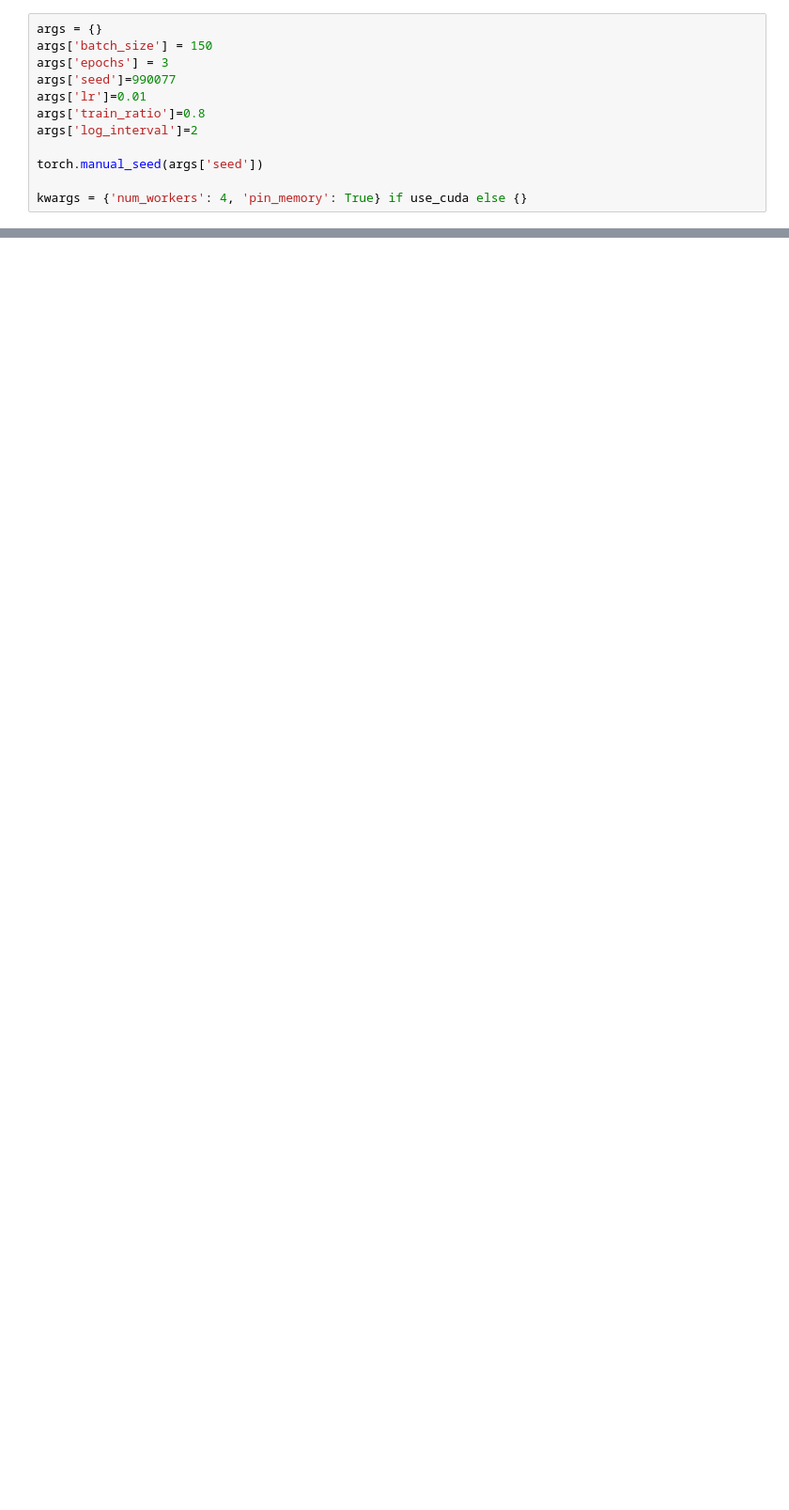
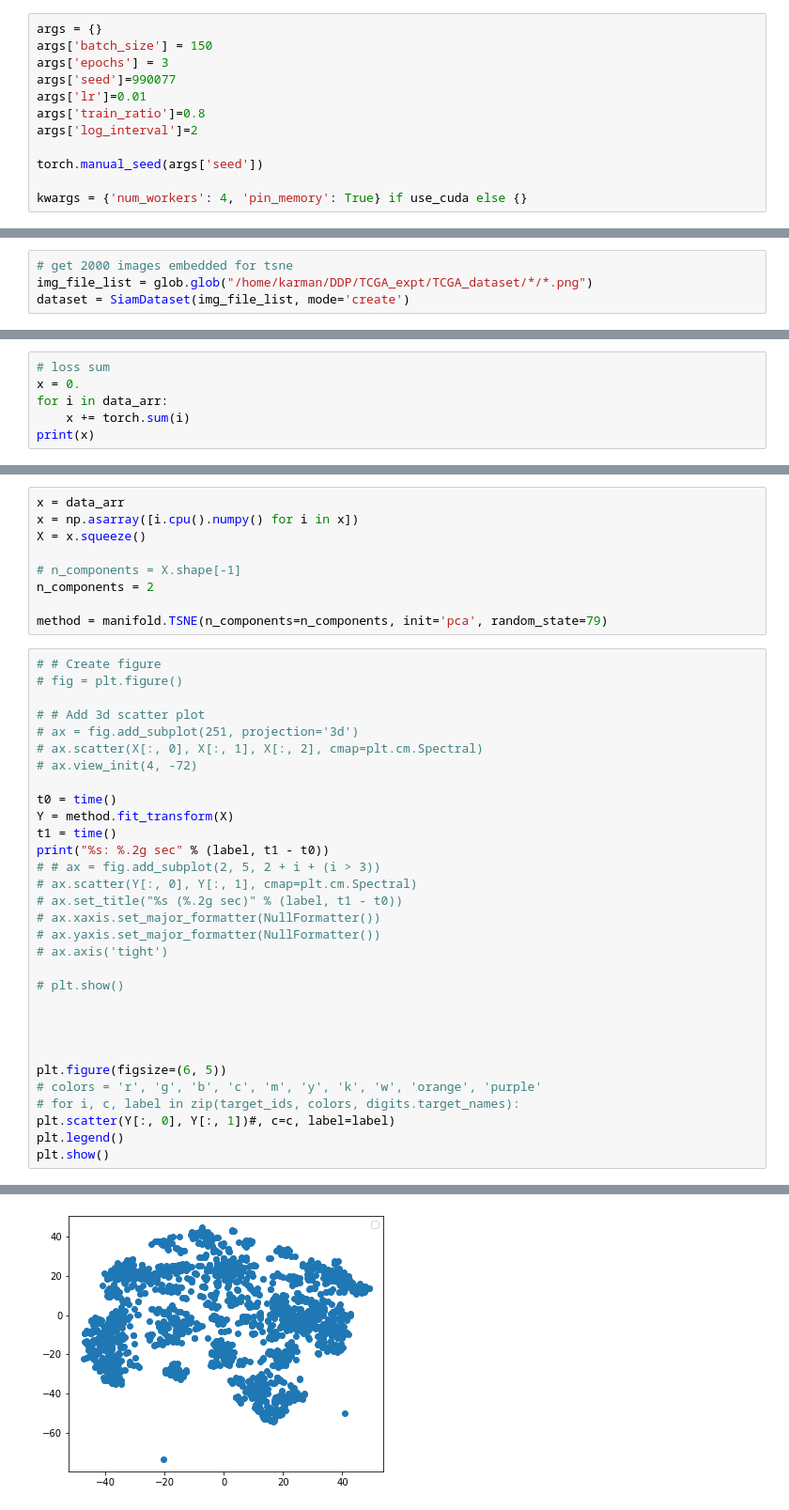
Before and after one commit to deepkarman/BrC_GraphMIL, a Jupyter notebook: Plot_regions.ipynb, the cells around one changed output, grey strips where cells are left out. Shown at 94% size. Cells and saved outputs as stored; diff of their text form; blank space fills up the shorter version.

Commit message:
added tsne

```diff
--- a/Plot_regions.ipynb
+++ b/Plot_regions.ipynb
@@ -246,0 +268,4 @@ torch.save({
+# %%
+# get 2000 images embedded for tsne
+img_file_list = glob.glob("/home/karman/DDP/TCGA_expt/TCGA_dataset/*/*.png")
+dataset = SiamDataset(img_file_list, mode='create')
@@ -246,0 +303,6 @@ torch.save({
+# %%
+# loss sum
+x = 0.
+for i in data_arr:
+    x += torch.sum(i)
+print(x)
@@ -246,0 +318,41 @@ torch.save({
+# %%
+x = data_arr
+x = np.asarray([i.cpu().numpy() for i in x])
+X = x.squeeze()
+
+# n_components = X.shape[-1]
+n_components = 2
+
+method = manifold.TSNE(n_components=n_components, init='pca', random_state=79)
+# %%
+# # Create figure
+# fig = plt.figure()
+
+# # Add 3d scatter plot
+# ax = fig.add_subplot(251, projection='3d')
+# ax.scatter(X[:, 0], X[:, 1], X[:, 2], cmap=plt.cm.Spectral)
+# ax.view_init(4, -72)
+
+t0 = time()
+Y = method.fit_transform(X)
+t1 = time()
+print("%s: %.2g sec" % (label, t1 - t0))
+# # ax = fig.add_subplot(2, 5, 2 + i + (i > 3))
+# ax.scatter(Y[:, 0], Y[:, 1], cmap=plt.cm.Spectral)
+# ax.set_title("%s (%.2g sec)" % (label, t1 - t0))
+# ax.xaxis.set_major_formatter(NullFormatter())
+# ax.yaxis.set_major_formatter(NullFormatter())
+# ax.axis('tight')
+
+# plt.show()
+
+
+
+
+plt.figure(figsize=(6, 5))
+# colors = 'r', 'g', 'b', 'c', 'm', 'y', 'k', 'w', 'orange', 'purple'
+# for i, c, label in zip(target_ids, colors, digits.target_names):
+plt.scatter(Y[:, 0], Y[:, 1])#, c=c, label=label)
+plt.legend()
+plt.show()
+# %% [output]
@@ -246,0 +361 @@ torch.save({
+[figure, added]
```
Also changed, not shown: parts of 13 cells of this notebook.
